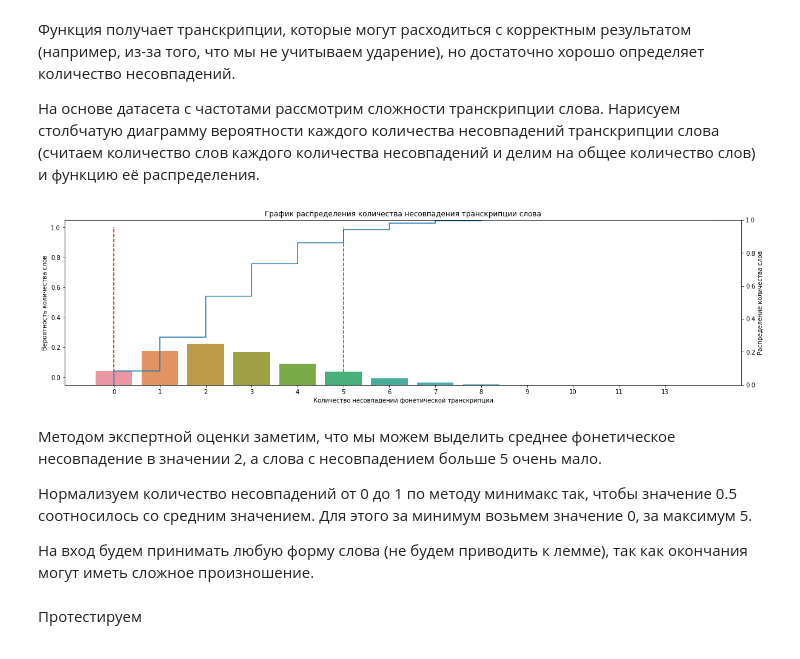
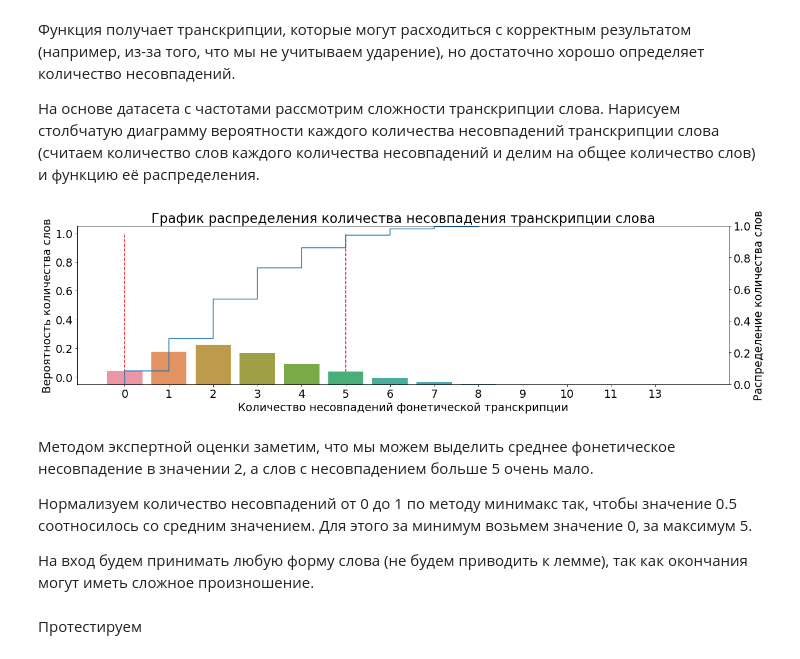
Before and after one commit to NanamyYu/grammarzeka, a Jupyter notebook: labs/word_difficulty.ipynb, the cells around one changed output. Drawn from its saved outputs; the diff is of its cells as text; code cells hidden in the pictures.

```diff
--- a/labs/word_difficulty.ipynb
+++ b/labs/word_difficulty.ipynb
@@ -323,24 +323,27 @@ print(get_transcription(word='бриться'), '[бр’иц:а]')
 
 На основе датасета с частотами рассмотрим сложности транскрипции слова. Нарисуем столбчатую диаграмму вероятности каждого количества несовпадений транскрипции слова (считаем количество слов каждого количества несовпадений и делим на общее количество слов) и функцию её распределения.
 # %%
+plt.rc('font', size=19)
+
 fig, ax = plt.subplots(figsize=(20, 5))
 ax2 = ax.twinx()
 
 df = freq_df.index.map(lambda word: get_transcription(word)[0])
 sns.barplot(x=df, y=df, estimator=lambda x: len(x) / len(df))
 sns.ecdfplot(x=df)
 ax.vlines(0, ymin=0, ymax=1, color='r', linestyle = '--')
 ax.vlines(5, ymin=0, ymax=1, color='r', linestyle = '--')
 
 ax.set_title('График распределения количества несовпадения транскрипции слова')
 ax.set_ylabel('Вероятность количества слов')
 ax2.set_ylabel('Распределение количества слов')
 ax.set_xlabel('Количество несовпадений фонетической транскрипции')
+
 plt.show()
 # %% [output]
-[figure, old version]
+[figure, new version]
 # %% [markdown]
-Методом экспертной оценки заметим, что мы можем выделить среднее фонетическое несовпадение в значении 2, а слова с несовпадением больше 5 очень мало.
+Методом экспертной оценки заметим, что мы можем выделить среднее фонетическое несовпадение в значении 2, а слов с несовпадением больше 5 очень мало.
 
 Нормализуем количество несовпадений от 0 до 1 по методу минимакс так, чтобы значение 0.5 соотносилось со средним значением. Для этого за минимум возьмем значение 0, за максимум 5.
 
```
Also changed, not shown: parts of 11 cells of this notebook, 6 other files.
